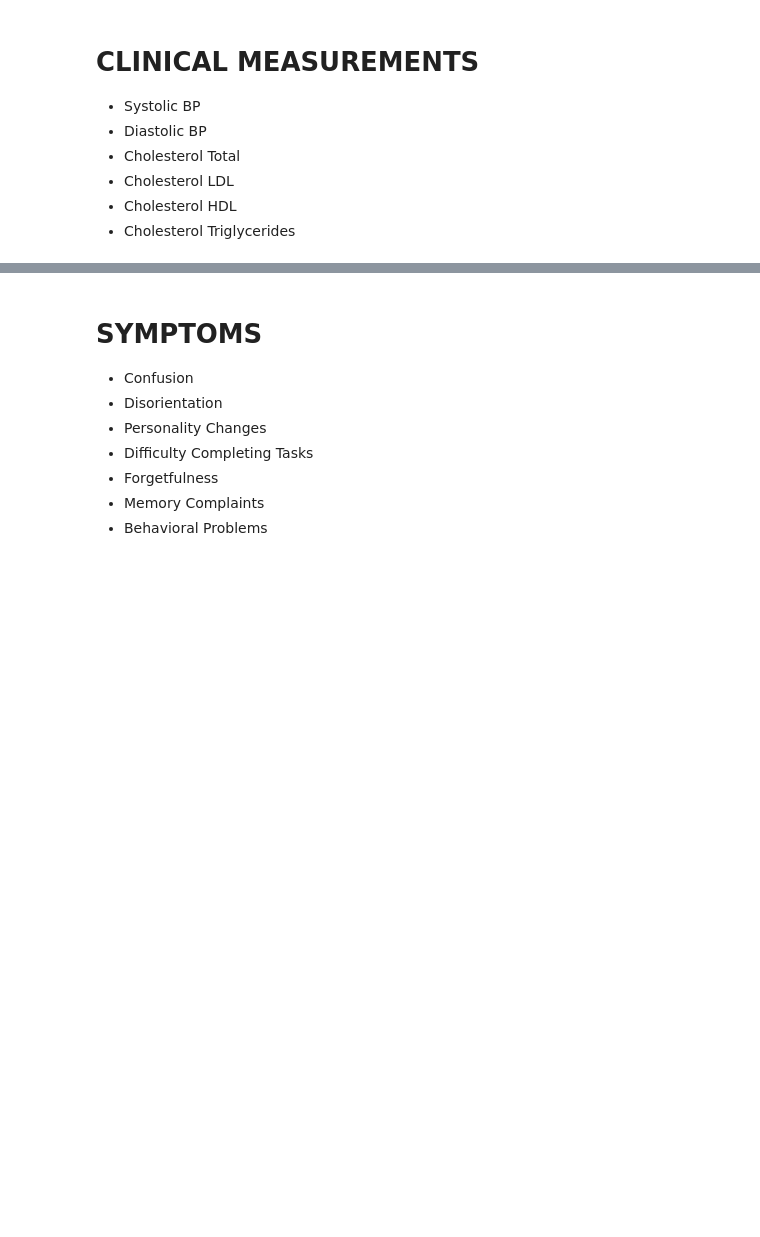
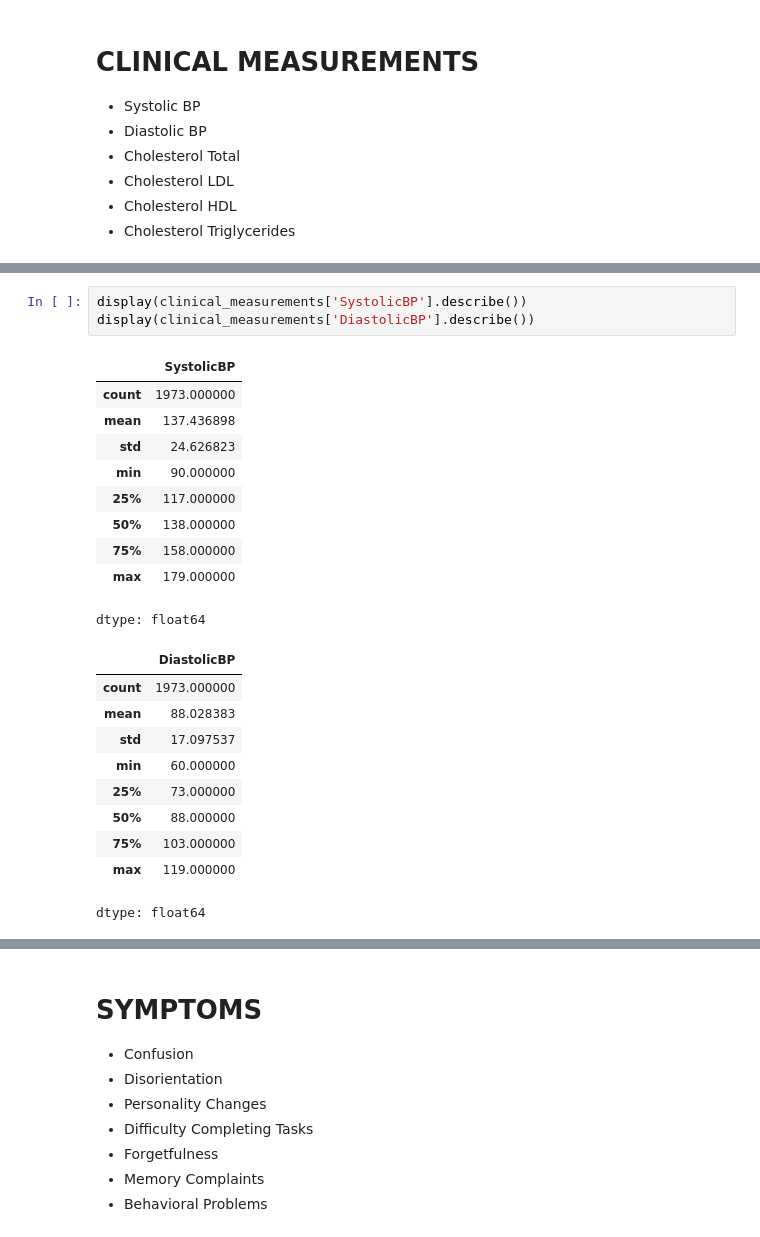
Before and after one commit to maddiejane25/Project-1, a Jupyter notebook: Alzheimers_data.ipynb, the cells around one changed output, grey strips where cells are left out. Drawn from its saved outputs; the diff is of its cells as text; blank space fills up the shorter version.

```diff
--- a/Alzheimers_data.ipynb
+++ b/Alzheimers_data.ipynb
@@ -236,0 +311,24 @@ plt.ylabel('Count')
+# %%
+display(clinical_measurements['SystolicBP'].describe())
+display(clinical_measurements['DiastolicBP'].describe())
+# %% [output]
+|  | SystolicBP |
+| count | 1973.000000 |
+| mean | 137.436898 |
+| std | 24.626823 |
+| min | 90.000000 |
+| 25% | 117.000000 |
+| 50% | 138.000000 |
+| 75% | 158.000000 |
+| max | 179.000000 |
+dtype: float64
+|  | DiastolicBP |
+| count | 1973.000000 |
+| mean | 88.028383 |
+| std | 17.097537 |
+| min | 60.000000 |
+| 25% | 73.000000 |
+| 50% | 88.000000 |
+| 75% | 103.000000 |
+| max | 119.000000 |
+dtype: float64
```
Also changed, not shown: parts of 24 cells of this notebook.
